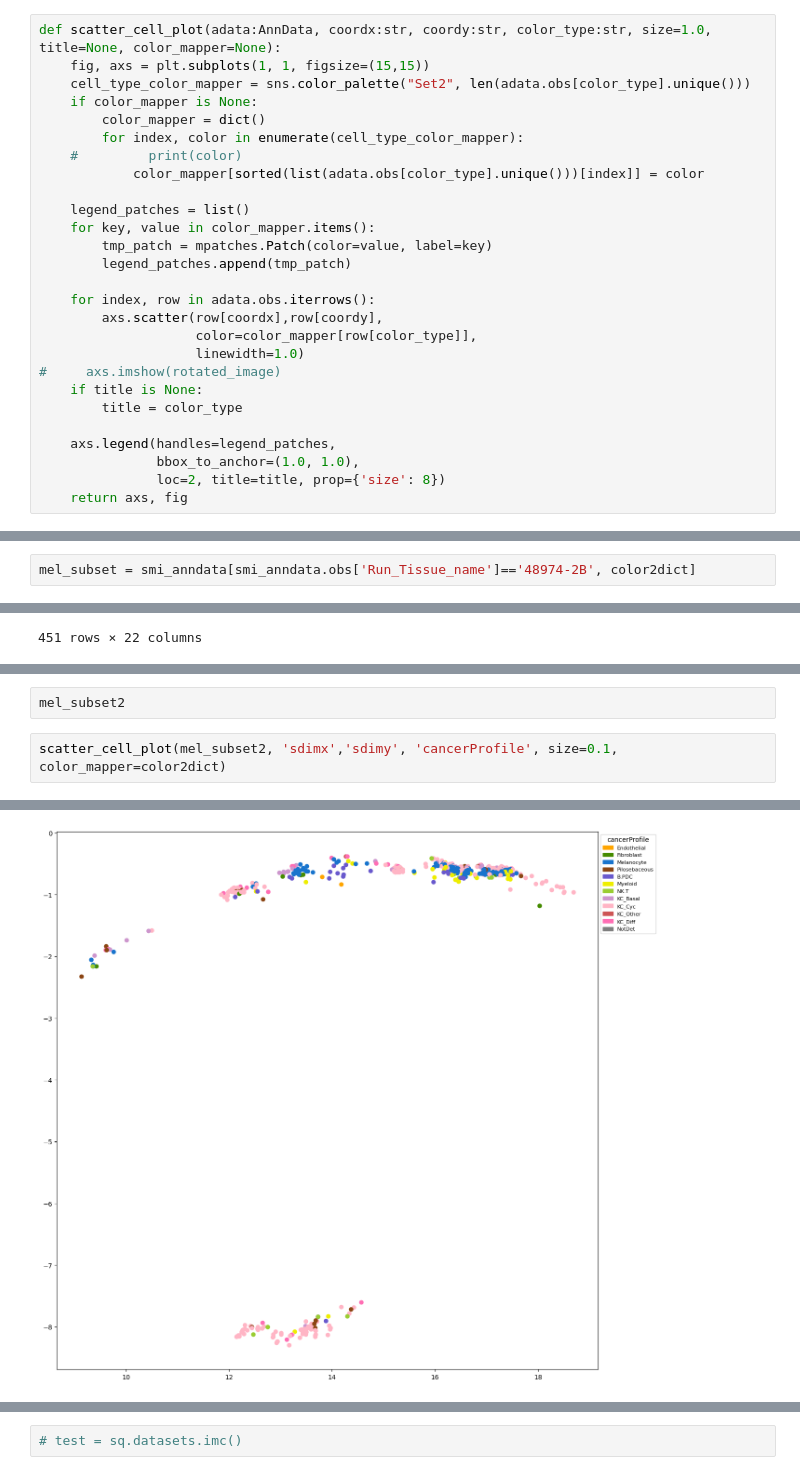
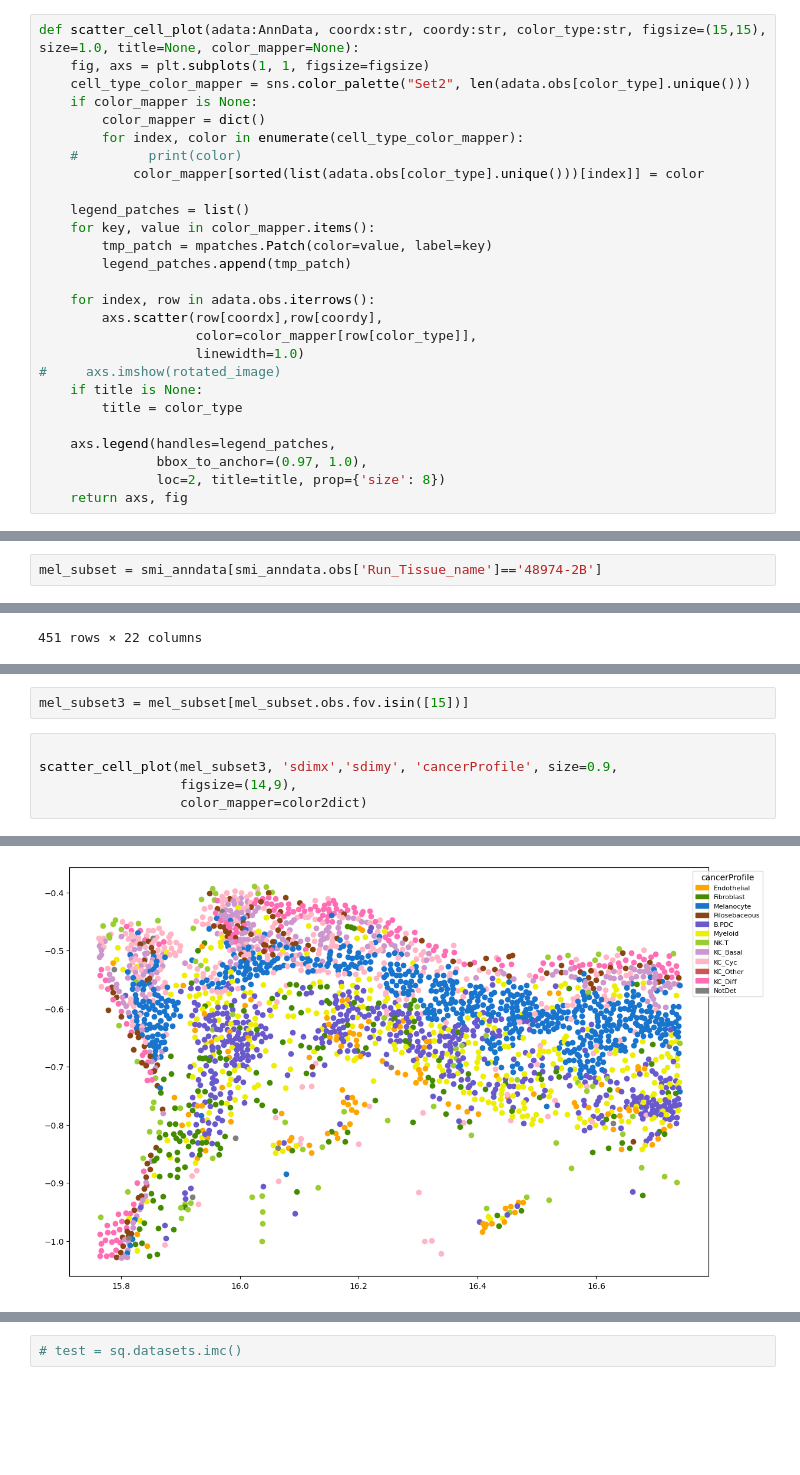
Before and after one commit to BiomedicalMachineLearning/MOSAP, a Jupyter notebook: tutorial/SMI_transcript_colocalisation.ipynb, the cells around one changed output, grey strips where cells are left out. Cells and saved outputs as stored; diff of their text form; blank space fills up the shorter version.

```diff
--- a/tutorial/SMI_transcript_colocalisation.ipynb
+++ b/tutorial/SMI_transcript_colocalisation.ipynb
@@ -17,8 +17,8 @@ from scipy.stats import wilcoxon
 import matplotlib.patches as mpatches
 import seaborn as sns
 # %%
-def scatter_cell_plot(adata:AnnData, coordx:str, coordy:str, color_type:str, size=1.0, title=None, color_mapper=None):
-    fig, axs = plt.subplots(1, 1, figsize=(15,15))
+def scatter_cell_plot(adata:AnnData, coordx:str, coordy:str, color_type:str, figsize=(15,15), size=1.0, title=None, color_mapper=None):
+    fig, axs = plt.subplots(1, 1, figsize=figsize)
     cell_type_color_mapper = sns.color_palette("Set2", len(adata.obs[color_type].unique()))
     if color_mapper is None:
         color_mapper = dict()
@@ -40,7 +40,7 @@ def scatter_cell_plot(adata:AnnData, coordx:str, coordy:str, color_type:str, siz
         title = color_type
 
     axs.legend(handles=legend_patches,
-               bbox_to_anchor=(1.0, 1.0),
+               bbox_to_anchor=(0.97, 1.0),
                loc=2, title=title, prop={'size': 8})
     return axs, fig
 # %%
@@ -158,7 +155,7 @@ scatter_cell_plot(b18_subset_sub, 'sdimx','sdimy', 'cancerProfile', color_mapper
 (<AxesSubplot: >, <Figure size 1500x1500 with 1 Axes>)
 [figure]
 # %%
-mel_subset = smi_anndata[smi_anndata.obs['Run_Tissue_name']=='48974-2B', color2dict]
+mel_subset = smi_anndata[smi_anndata.obs['Run_Tissue_name']=='48974-2B']
 # %%
 mel_subset.to_df()
 # %% [output]
@@ -262,5 +254,8 @@ Categories (12, object): ['c6_1', 'c6_2', 'c6_3', 'c6_8', ..., 'c6_14', 'c6_15',
 # %%
-mel_subset2
+mel_subset3 = mel_subset[mel_subset.obs.fov.isin([15])]
 # %%
-scatter_cell_plot(mel_subset2, 'sdimx','sdimy', 'cancerProfile', size=0.1, color_mapper=color2dict)
+
+scatter_cell_plot(mel_subset3, 'sdimx','sdimy', 'cancerProfile', size=0.9,
+                  figsize=(14,9),
+                  color_mapper=color2dict)
 # %% [output]
@@ -268,3 +263,3 @@ scatter_cell_plot(mel_subset2, 'sdimx','sdimy', 'cancerProfile', size=0.1, color
-[figure, old version]
+[figure, new version]
 # %%
 # scatter_cell_plot(mel_subset, 'sdimx','sdimy', 'cancerProfile', color_mapper=color2dict)
```
Also changed, not shown: parts of 9 cells of this notebook.
